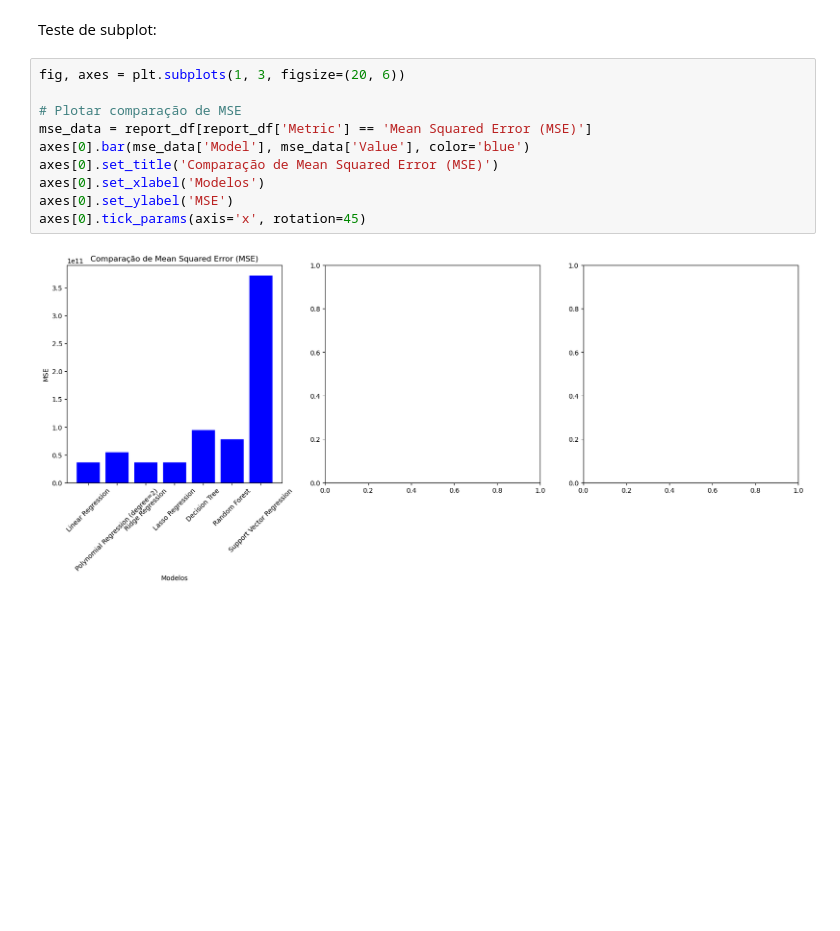
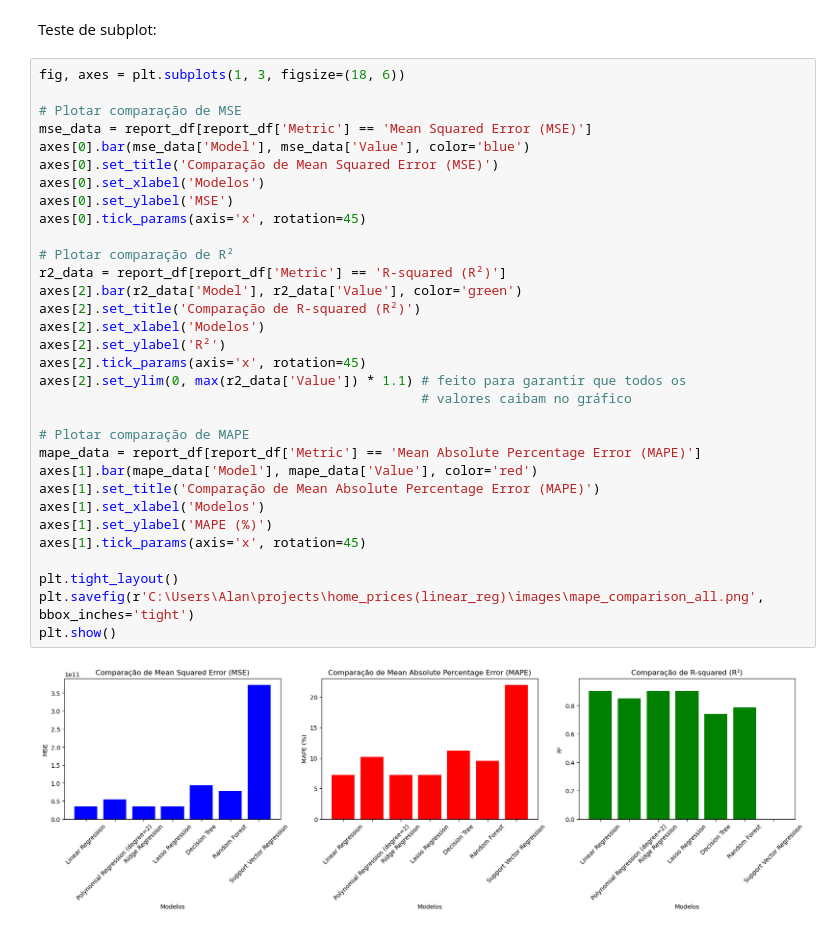
Before and after one commit to AlanthiasCO/Linear-Regression, a Jupyter notebook: results.ipynb, the cells around one changed output. Saved outputs shown, nothing was run; the diff lists cells and outputs as text; blank space fills up the shorter version.

Commit message:
ajustando o subplot

```diff
--- a/results.ipynb
+++ b/results.ipynb
@@ -54,14 +54,36 @@ plt.show()
 # %% [markdown]
 Teste de subplot:
 # %%
-fig, axes = plt.subplots(1, 3, figsize=(20, 6))
+fig, axes = plt.subplots(1, 3, figsize=(18, 6))
 
 # Plotar comparação de MSE
 mse_data = report_df[report_df['Metric'] == 'Mean Squared Error (MSE)']
 axes[0].bar(mse_data['Model'], mse_data['Value'], color='blue')
 axes[0].set_title('Comparação de Mean Squared Error (MSE)')
 axes[0].set_xlabel('Modelos')
 axes[0].set_ylabel('MSE')
 axes[0].tick_params(axis='x', rotation=45)
+
+# Plotar comparação de R²
+r2_data = report_df[report_df['Metric'] == 'R-squared (R²)']
+axes[2].bar(r2_data['Model'], r2_data['Value'], color='green')
+axes[2].set_title('Comparação de R-squared (R²)')
+axes[2].set_xlabel('Modelos')
+axes[2].set_ylabel('R²')
+axes[2].tick_params(axis='x', rotation=45)
+axes[2].set_ylim(0, max(r2_data['Value']) * 1.1) # feito para garantir que todos os
+                                                 # valores caibam no gráfico
+
+# Plotar comparação de MAPE
+mape_data = report_df[report_df['Metric'] == 'Mean Absolute Percentage Error (MAPE)']
+axes[1].bar(mape_data['Model'], mape_data['Value'], color='red')
+axes[1].set_title('Comparação de Mean Absolute Percentage Error (MAPE)')
+axes[1].set_xlabel('Modelos')
+axes[1].set_ylabel('MAPE (%)')
+axes[1].tick_params(axis='x', rotation=45)
+
+plt.tight_layout()
+plt.savefig(r'C:\Users\Alan\projects\home_prices(linear_reg)\images\mape_comparison_all.png', bbox_inches='tight')
+plt.show()
 # %% [output]
-[figure, old version]
+[figure, new version]
```
Also changed, not shown: 1 other file.
